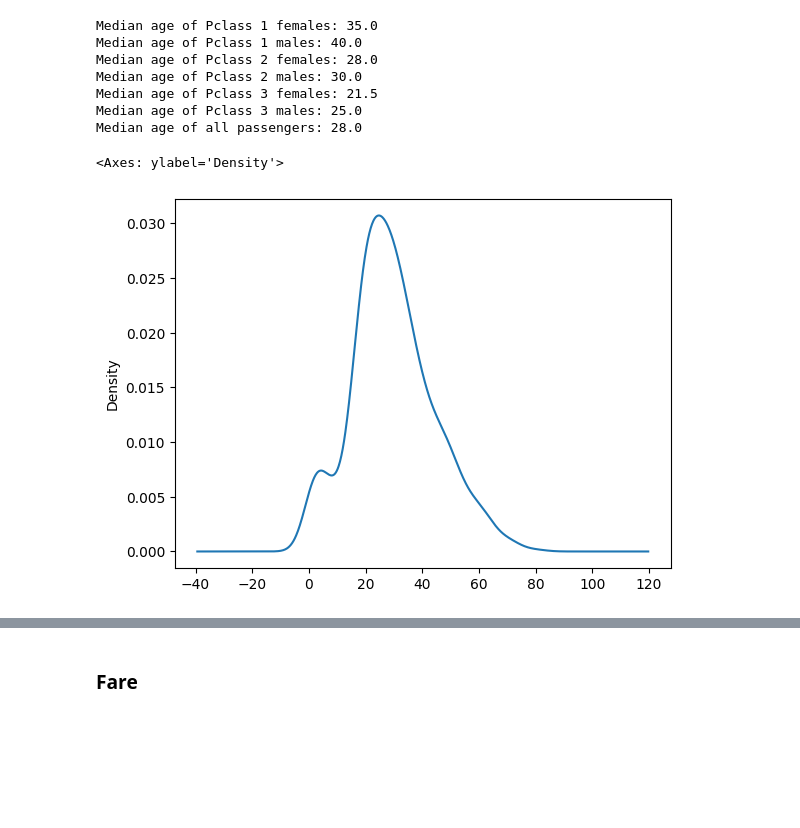
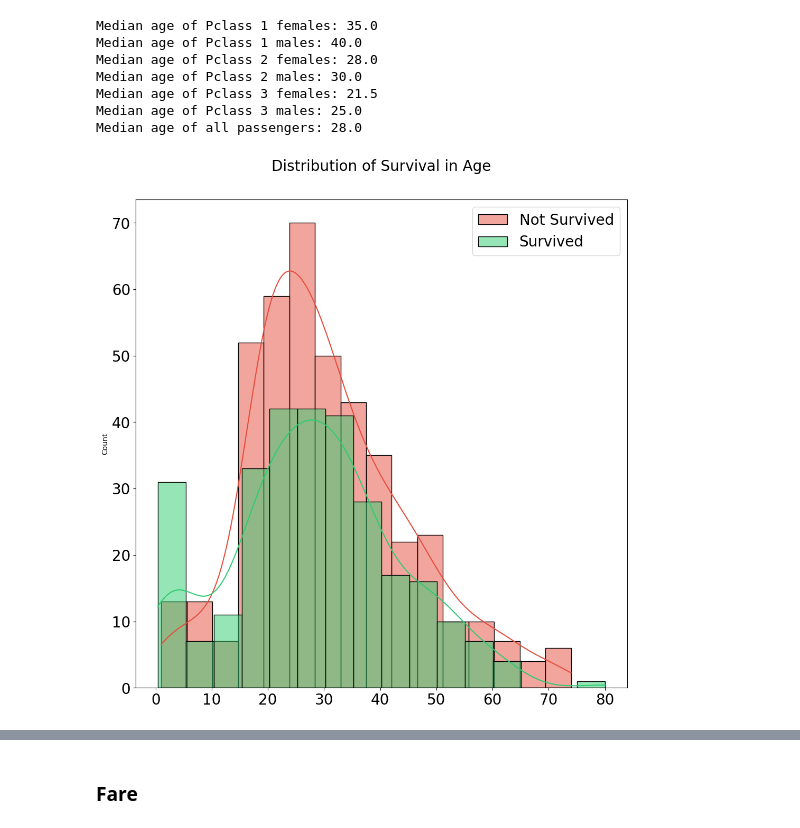
Before and after one commit to hvtruong/Kaggle_projects, a Jupyter notebook: titanic/src/notebooks/eda.ipynb, the cells around one changed output, grey strips where cells are left out. Drawn from its saved outputs; the diff is of its cells as text; code cells hidden in the pictures; blank space fills up the shorter version.

```diff
--- a/titanic/src/notebooks/eda.ipynb
+++ b/titanic/src/notebooks/eda.ipynb
@@ -153,6 +153,25 @@ def group_by_col_and_plot(df, col):
 
     plt.tight_layout()
     plt.show()
+# %%
+def distribution_plot(df, col):
+    surv = df['Survived'] == 1
+
+    _, ax = plt.subplots(1, 1, figsize=(12, 12))
+
+    # Distribution of survival in feature
+    sns.histplot(data=df, x=df[~surv][col], label='Not Survived', kde=True, color='#e74c3c')
+    sns.histplot(data=df, x=df[surv][col] , label='Survived', kde=True, color='#2ecc71')
+
+    ax.set_xlabel('')
+
+    ax.tick_params(axis='x', labelsize=20)
+    ax.tick_params(axis='y', labelsize=20)
+
+    ax.legend(loc='upper right', prop={'size': 20})
+    ax.set_title('Distribution of Survival in {}'.format(col), size=20, y=1.05)
+
+    plt.show()
 # %%
 from scipy import stats
 def is_significant(gr, threshold=0.05):
@@ -251,33 +270,7 @@ Median age of Pclass 2 males: 30.0
 Median age of Pclass 3 females: 21.5
 Median age of Pclass 3 males: 25.0
 Median age of all passengers: 28.0
-# %%
-fig, axs = plt.subplots(ncols=2, nrows=2, figsize=(20, 20))
-plt.subplots_adjust(right=1.5)
-
-# Distribution of survival in feature
-sns.distplot(df_train[~surv][feature], label='Not Survived', hist=True, color='#e74c3c', ax=axs[0][i])
-sns.distplot(df_train[surv][feature], label='Survived', hist=True, color='#2ecc71', ax=axs[0][i])
-
-# Distribution of feature in dataset
-sns.distplot(df_train[feature], label='Training Set', hist=False, color='#e74c3c', ax=axs[1][i])
-sns.distplot(df_test[feature], label='Test Set', hist=False, color='#2ecc71', ax=axs[1][i])
-
-axs[0][i].set_xlabel('')
-axs[1][i].set_xlabel('')
-
-for j in range(2):
-    axs[i][j].tick_params(axis='x', labelsize=20)
-    axs[i][j].tick_params(axis='y', labelsize=20)
-
-axs[0][i].legend(loc='upper right', prop={'size': 20})
-axs[1][i].legend(loc='upper right', prop={'size': 20})
-axs[0][i].set_title('Distribution of Survival in {}'.format(feature), size=20, y=1.05)
-
-axs[1][0].set_title('Distribution of {} Feature'.format('Age'), size=20, y=1.05)
-axs[1][1].set_title('Distribution of {} Feature'.format('Fare'), size=20, y=1.05)
-
-plt.show()
-# %% [output]
-<Axes: ylabel='Density'>
-[figure, removed]
+# %%
+distribution_plot(df=df_train, col='Age')
+# %% [output]
+[figure, added]
```
Also changed, not shown: parts of 57 cells of this notebook, 1 other file.
